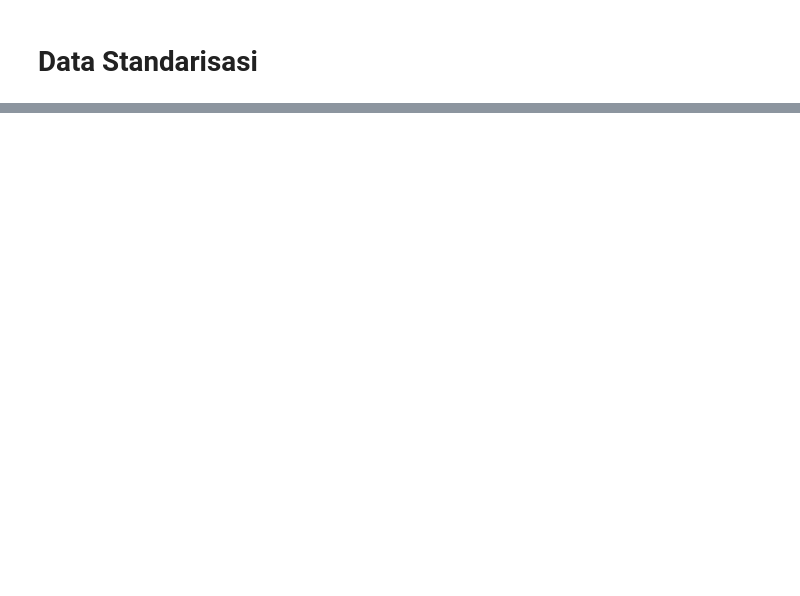
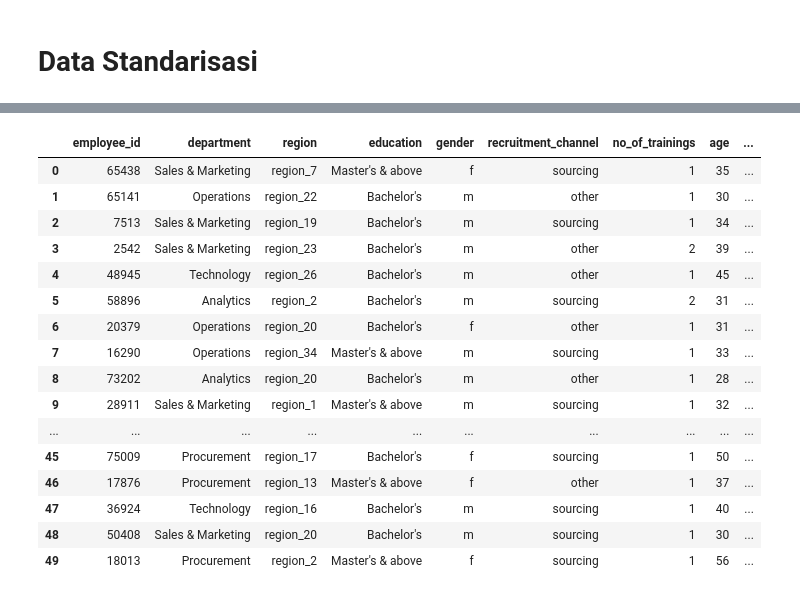
Before and after one commit to gemparpanggih/Praktikum_KB, a Jupyter notebook: Posttest_KB_4/Posttest4.ipynb, the cells around one changed output, grey strips where cells are left out. Drawn from its saved outputs; the diff is of its cells as text; code cells hidden in the pictures; blank space fills up the shorter version.

```diff
--- a/Posttest_KB_4/Posttest4.ipynb
+++ b/Posttest_KB_4/Posttest4.ipynb
@@ -170,0 +296,4 @@ imputer = SimpleImputer(strategy='most_frequent' )
+# %%
+gender = pd.DataFrame(genderEncode)
+df = df.join(gender)
+df.head()
@@ -170,0 +307,6 @@ imputer = SimpleImputer(strategy='most_frequent' )
+# %%
+df = df.rename(columns={
+    0 : 'Female',
+    1 : 'Male'
+})
+df.head()
@@ -170,0 +320,30 @@ imputer = SimpleImputer(strategy='most_frequent' )
+# %%
+encoder = OneHotEncoder(sparse=False)
+promotEncode = encoder.fit_transform(df[["is_promoted"]])
+# %%
+promot = pd.DataFrame(promotEncode)
+df = df.join(promot)
+# %%
+df = df.rename(columns={
+    0 : 'No Promoted',
+    1 : 'Has Promoted'
+})
+df.head(50)
+# %% [output]
+|  | employee_id | department | region | education | gender | recruitment_channel | no_of_trainings | age | ... |
+| 0 | 65438 | Sales & Marketing | region_7 | Master's & above | f | sourcing | 1 | 35 | ... |
+| 1 | 65141 | Operations | region_22 | Bachelor's | m | other | 1 | 30 | ... |
+| 2 | 7513 | Sales & Marketing | region_19 | Bachelor's | m | sourcing | 1 | 34 | ... |
+| 3 | 2542 | Sales & Marketing | region_23 | Bachelor's | m | other | 2 | 39 | ... |
+| 4 | 48945 | Technology | region_26 | Bachelor's | m | other | 1 | 45 | ... |
+| 5 | 58896 | Analytics | region_2 | Bachelor's | m | sourcing | 2 | 31 | ... |
+| 6 | 20379 | Operations | region_20 | Bachelor's | f | other | 1 | 31 | ... |
+| 7 | 16290 | Operations | region_34 | Master's & above | m | sourcing | 1 | 33 | ... |
+| 8 | 73202 | Analytics | region_20 | Bachelor's | m | other | 1 | 28 | ... |
+| 9 | 28911 | Sales & Marketing | region_1 | Master's & above | m | sourcing | 1 | 32 | ... |
+| ... | ... | ... | ... | ... | ... | ... | ... | ... | ... |
+| 45 | 75009 | Procurement | region_17 | Bachelor's | f | sourcing | 1 | 50 | ... |
+| 46 | 17876 | Procurement | region_13 | Master's & above | f | other | 1 | 37 | ... |
+| 47 | 36924 | Technology | region_16 | Bachelor's | m | sourcing | 1 | 40 | ... |
+| 48 | 50408 | Sales & Marketing | region_20 | Bachelor's | m | sourcing | 1 | 30 | ... |
+| 49 | 18013 | Procurement | region_2 | Master's & above | f | sourcing | 1 | 56 | ... |
```
Also changed, not shown: parts of 32 cells of this notebook, 2 other files.
